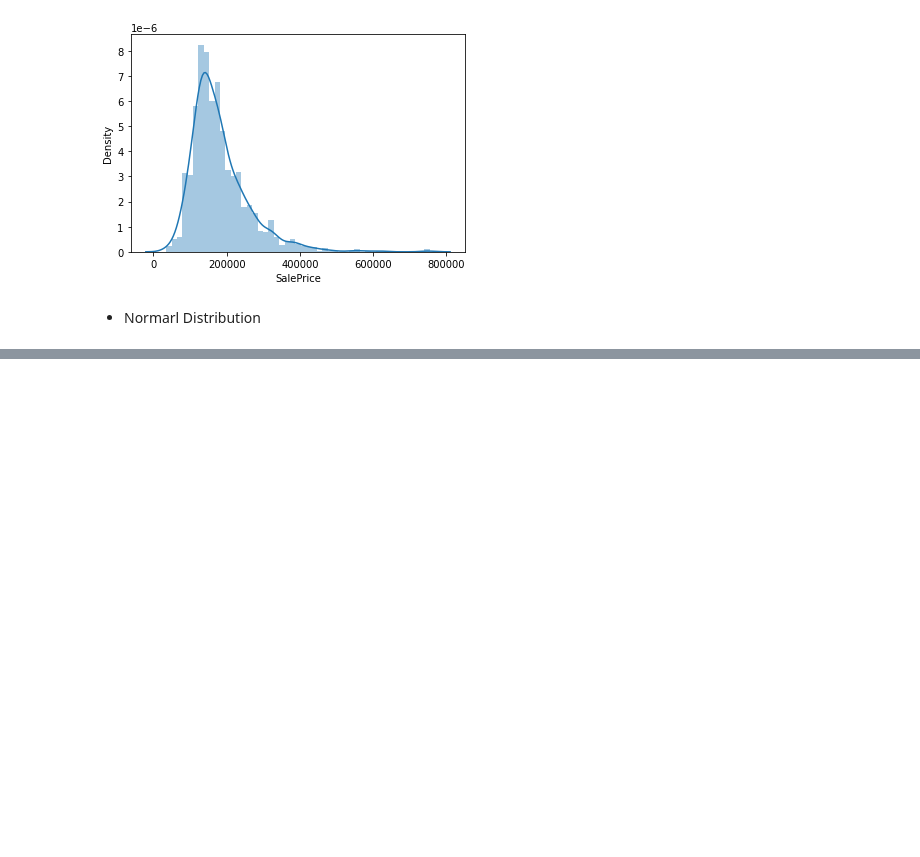
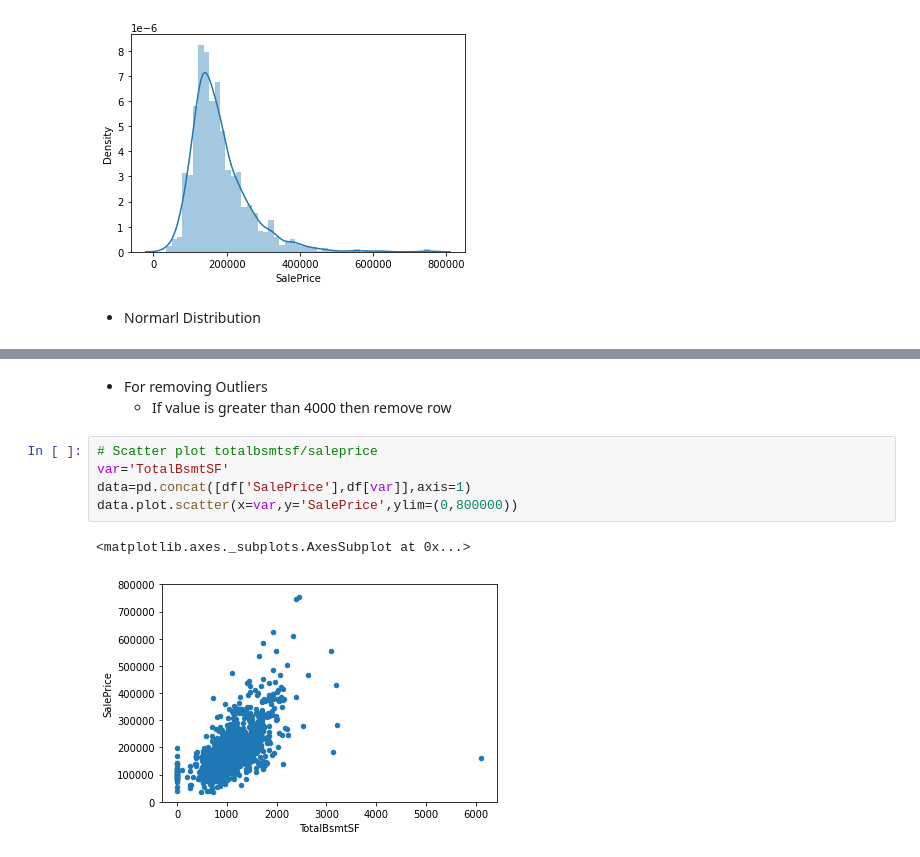
Before and after one commit to capitallatera/Stat-and-ML, a Jupyter notebook: EDA_techniques.ipynb, the cells around one changed output, grey strips where cells are left out. Saved outputs shown, nothing was run; the diff lists cells and outputs as text; blank space fills up the shorter version.

```diff
--- a/EDA_techniques.ipynb
+++ b/EDA_techniques.ipynb
@@ -62,0 +83,11 @@ sns.distplot(df['SalePrice'])
+# %% [markdown]
+- For removing Outliers
+  - If value is greater than 4000 then remove row
+# %%
+# Scatter plot totalbsmtsf/saleprice
+var='TotalBsmtSF'
+data=pd.concat([df['SalePrice'],df[var]],axis=1)
+data.plot.scatter(x=var,y='SalePrice',ylim=(0,800000))
+# %% [output]
+<matplotlib.axes._subplots.AxesSubplot at 0x...>
+[figure, added]
```
Also changed, not shown: parts of 14 cells of this notebook.
